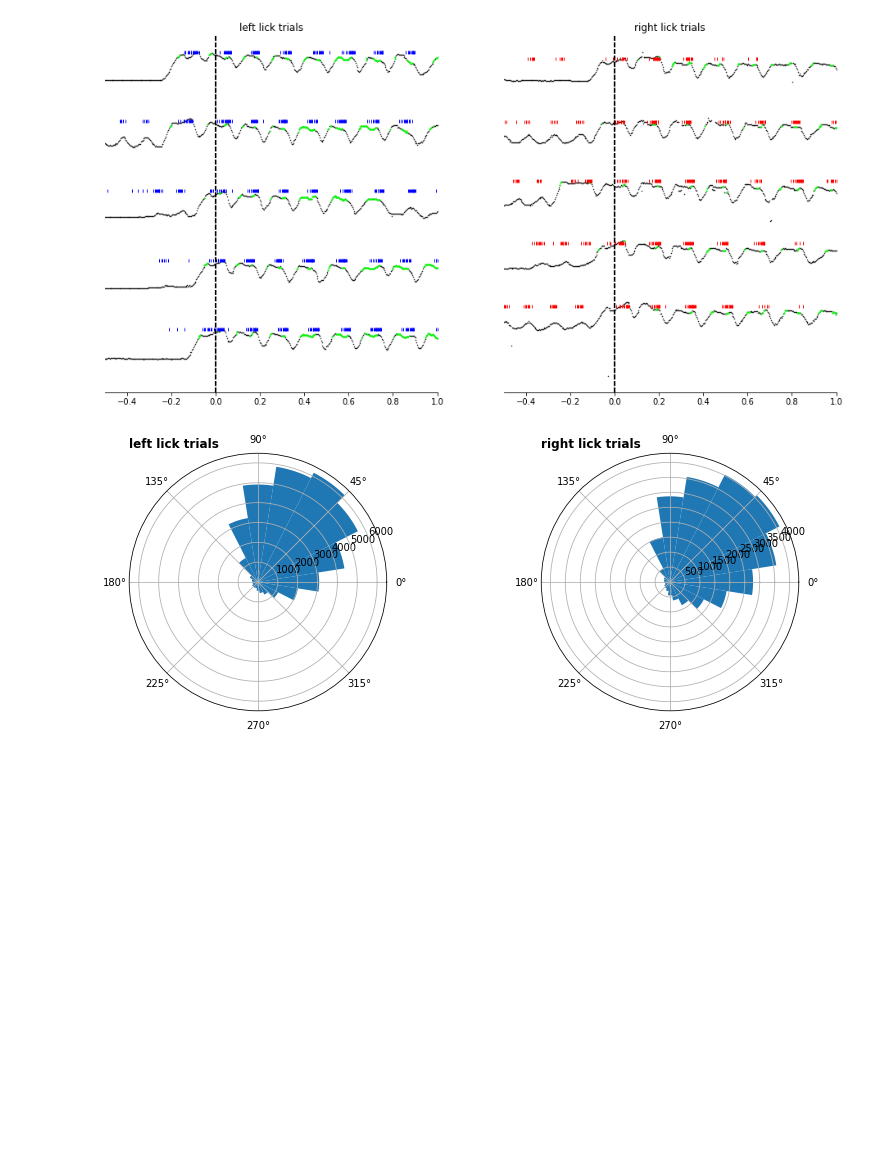
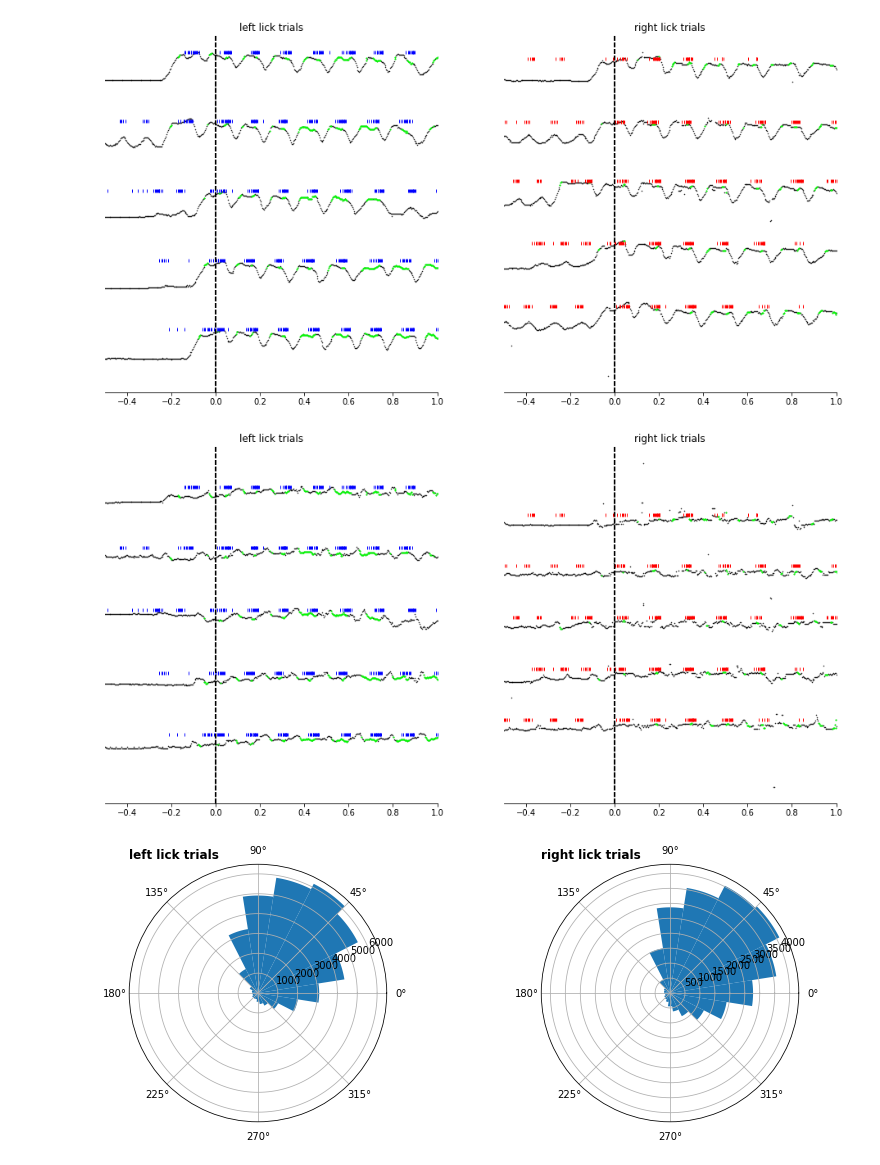
Before and after one commit to mesoscale-activity-map/map-ephys, a Jupyter notebook: notebook/plot_behavior.ipynb, the cells around one changed output. Saved outputs shown, nothing was run; the diff lists cells and outputs as text; code cells hidden in the pictures; blank space fills up the shorter version.

Commit message:
update behavior plots to handle multiple camera and any tracking feature (not just jaw_y)

```diff
--- a/notebook/plot_behavior.ipynb
+++ b/notebook/plot_behavior.ipynb
@@ -191,5 +189,10 @@ behavior_plot.plot_jaw_movement(session_key, unit_key, xlim=(-0.5, 1), trial_off
 # %% [output]
 [figure]
+# %%
+fig, axs = plt.subplots(1, 2, figsize=(16, 8))
+behavior_plot.plot_tracking(session_key, unit_key, tracking_feature='jaw_x', xlim=(-0.5, 1), trial_offset=10, trial_limit=5, axs=axs)
+# %% [output]
+[figure, added]
 # %%
 behavior_plot.plot_unit_jaw_phase_dist(session_key, unit_key);
 # %% [output]
```
Also changed, not shown: parts of 3 cells of this notebook, 3 other files.
